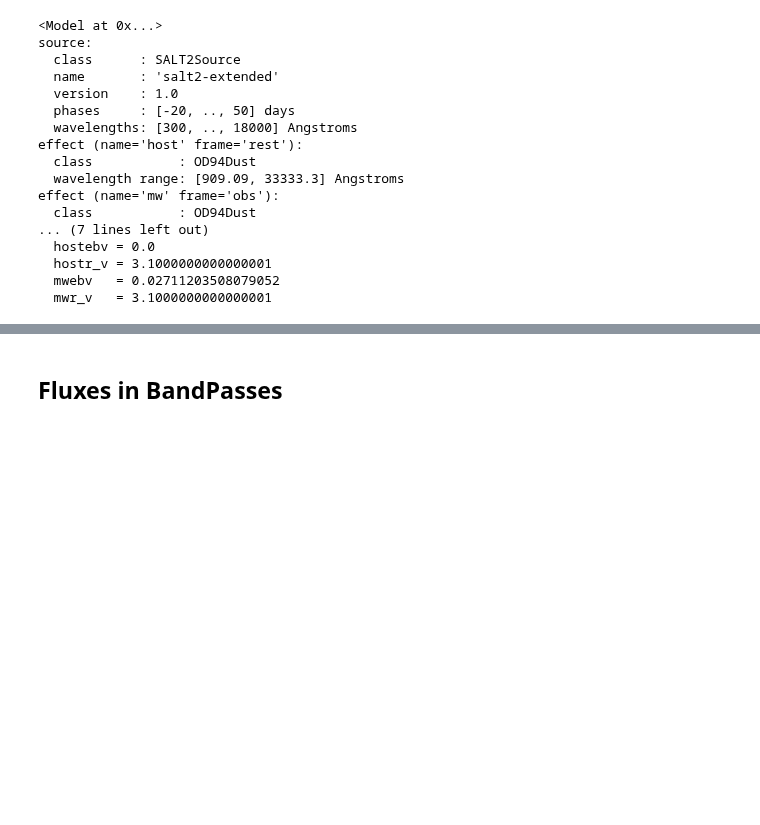
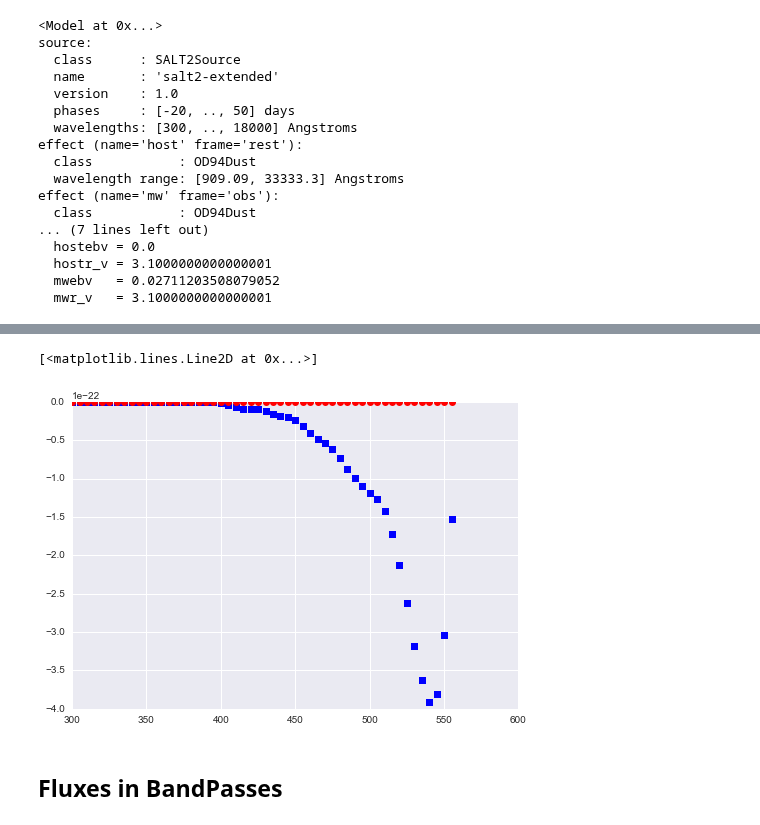
Before and after one commit to lsst-sims/legacy_sims_catUtils, a Jupyter notebook: examples/SNObject_example.ipynb, the cells around one changed output, grey strips where cells are left out. Drawn from its saved outputs; the diff is of its cells as text; code cells hidden in the pictures; blank space fills up the shorter version.

Commit message:
Updated SNObject_example.ipynb to show rectification effects 	modified:   SNObject_example.ipynb

```diff
--- a/examples/SNObject_example.ipynb
+++ b/examples/SNObject_example.ipynb
@@ -293,3 +293,19 @@ plt.plot(SN.SNObjectSED(time=mjdobs, wavelen=wavenm).flambda / sn.flux(wave=wave
+# %%
+SN.rectifySED = True
+# %%
+mask =sn.flux(wave=wave, time=mjdobs+10) < 0
+plt.plot(wavenm[mask], sn.flux(wave=wave, time=mjdobs + 10)[mask] /10., 'bs')
+plt.plot(wavenm[mask], SN.SNObjectSED(time=mjdobs + 10, wavelen=wavenm).flambda[mask], 'ro')
+#plt.plot(wavenm[sn.flux(wave=wave, time=mjdobs+10) < 0], sn.flux(wave=wave,
+#                         time=mjdobs+10)[sn.flux(wave=wave, time=mjdobs+10) < 0] /10., 's')
+#plt.plot(wavenm[mask], SN.SNObjectSED)
+#plt.plot(wavenm[SN.SNObjectSED(wave=wave, time=mjdobs+10) < 0], sn.flux(wave=wave,
+#                         time=mjdobs+10)[sn.flux(wave=wave, time=mjdobs+10) < 0] /10., 's')
+#plt.plot(wavenm, SN.SNObjectSED(time=mjdobs+10, wavelen=wavenm).flambda )
+#plt.ylim(ymax=)
+# %% [output]
+[<matplotlib.lines.Line2D at 0x...>]
+[figure, added]
 # %% [markdown]
 ## Fluxes in BandPasses
 # %%
```
Also changed, not shown: parts of 9 cells of this notebook.
